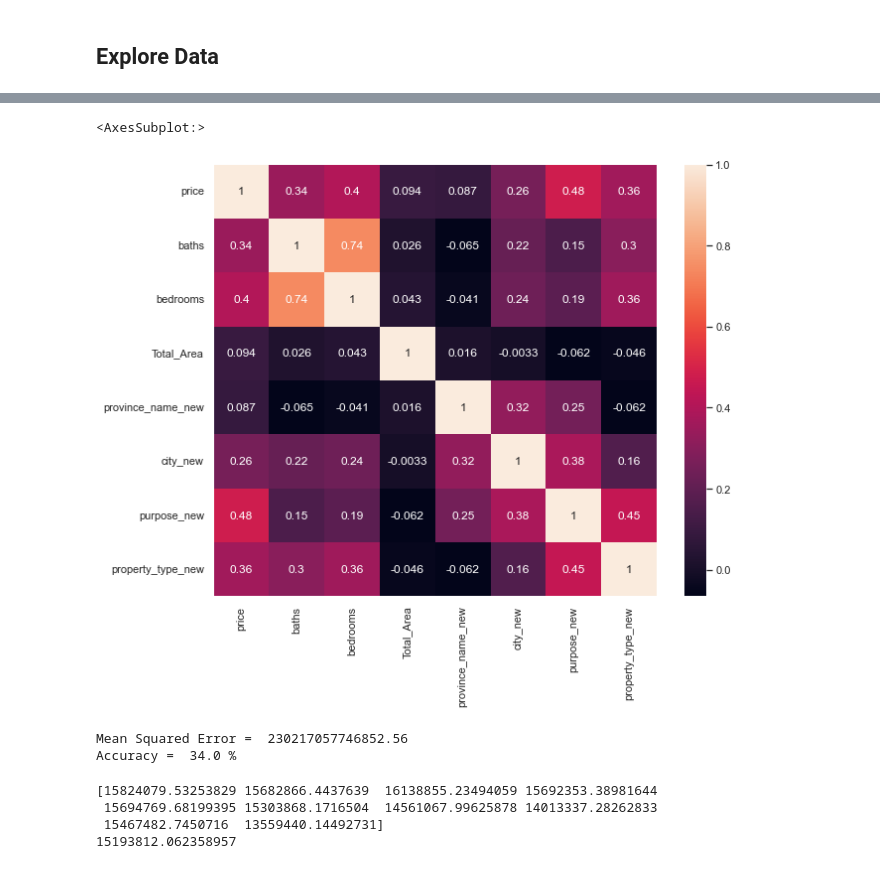
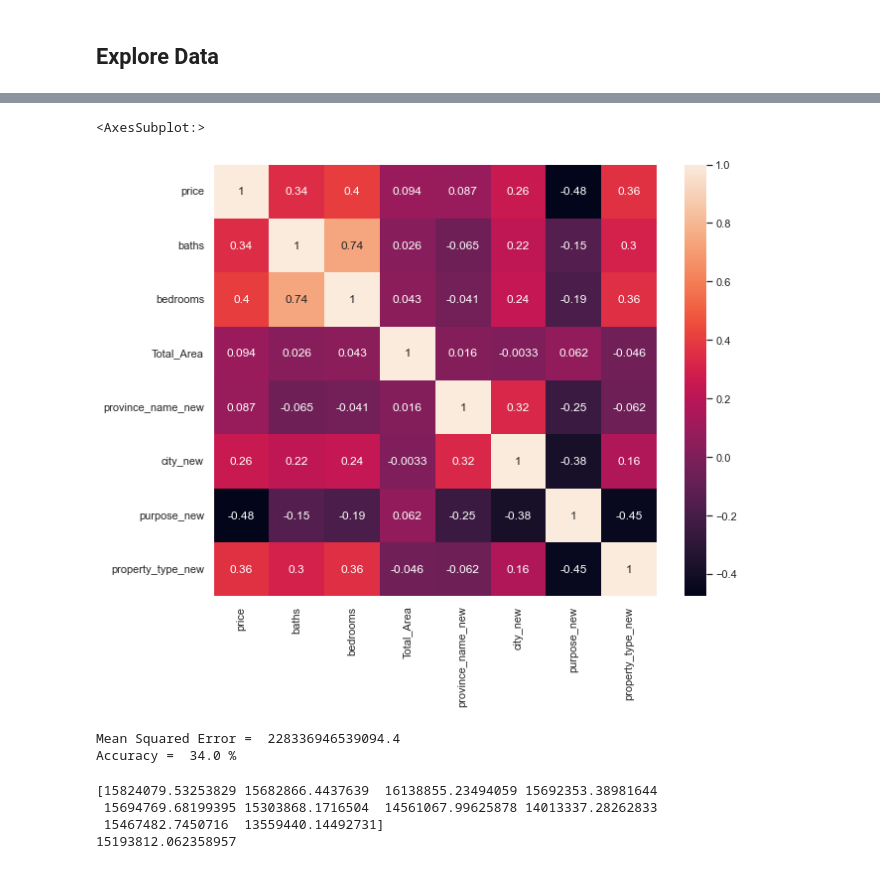
Before and after one commit to adikusuma14/House-Prediction-Pakistan, a Jupyter notebook: notebook.ipynb, the cells around one changed output, grey strips where cells are left out. Cells and saved outputs as stored; diff of their text form; code cells hidden in the pictures.

```diff
--- a/notebook.ipynb
+++ b/notebook.ipynb
@@ -133,8 +134,8 @@ data_clean.head()
 # %% [markdown]
 <h3>Encode Purpose</h3>
 # %%
-ordinal_map = {'For Rent':1,
-               'For Sale':2,
+ordinal_map = {'For Sale':1,
+               'For Rent':2
 
 }
 
@@ -176,9 +182,9 @@ data_clean.head()
 # %%
 sns.set(rc = {'figure.figsize':(10,8)})
-sns.heatmap(data_clean.corr(method='pearson'), annot=True)
+sns.heatmap(data_clean.corr(), annot=True)
 # %% [output]
 <AxesSubplot:>
-[figure, old version]
+[figure, new version]
 # %%
 X = data_clean.drop(['price'], axis=1)
 y = data_clean['price']
@@ -191,7 +197,7 @@ y_pred = lin.predict(X_test)
 print("Mean Squared Error = ",mean_squared_error(y_test, y_pred))
 print("Accuracy = ", round(lin.score(X_test, y_test)*100, 0), "%")
 # %% [output]
-Mean Squared Error =  230217057746852.56
+Mean Squared Error =  228336946539094.4
 Accuracy =  34.0 %
 # %%
 scores = cross_val_score(lin, X, y, cv=10, scoring='neg_mean_squared_error')
```
Also changed, not shown: parts of 6 cells of this notebook.
